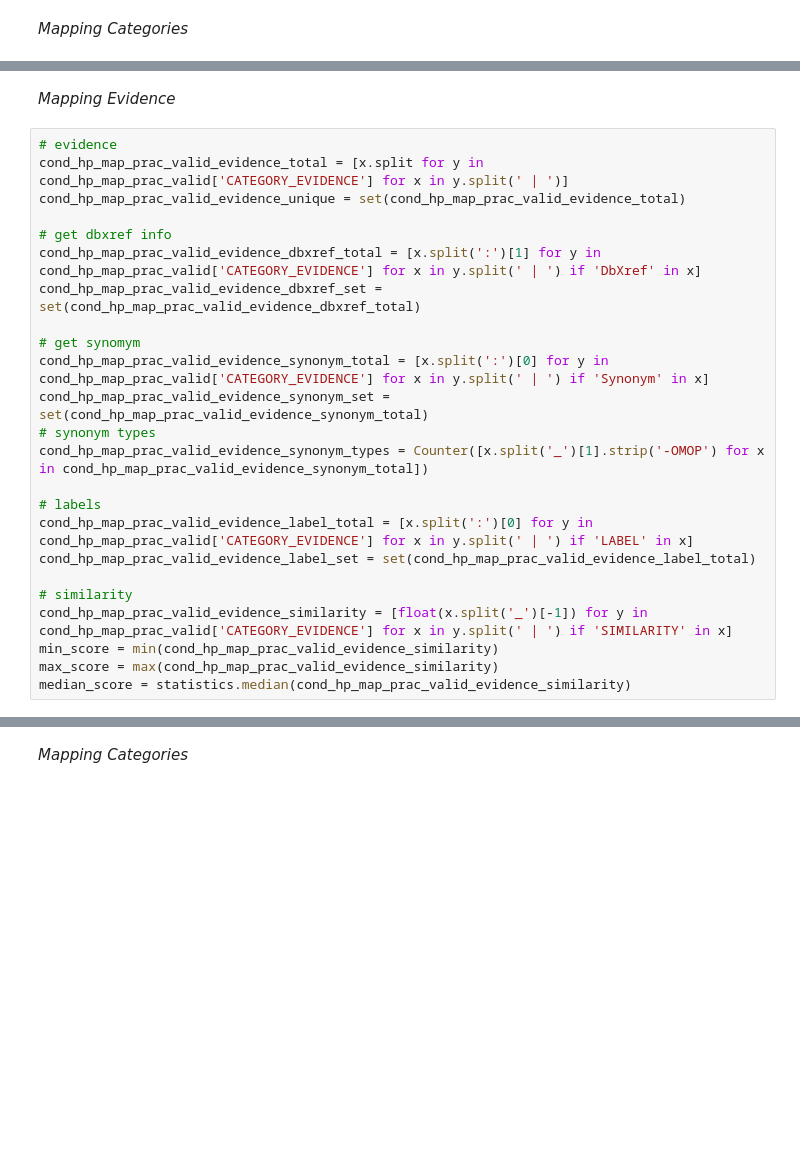
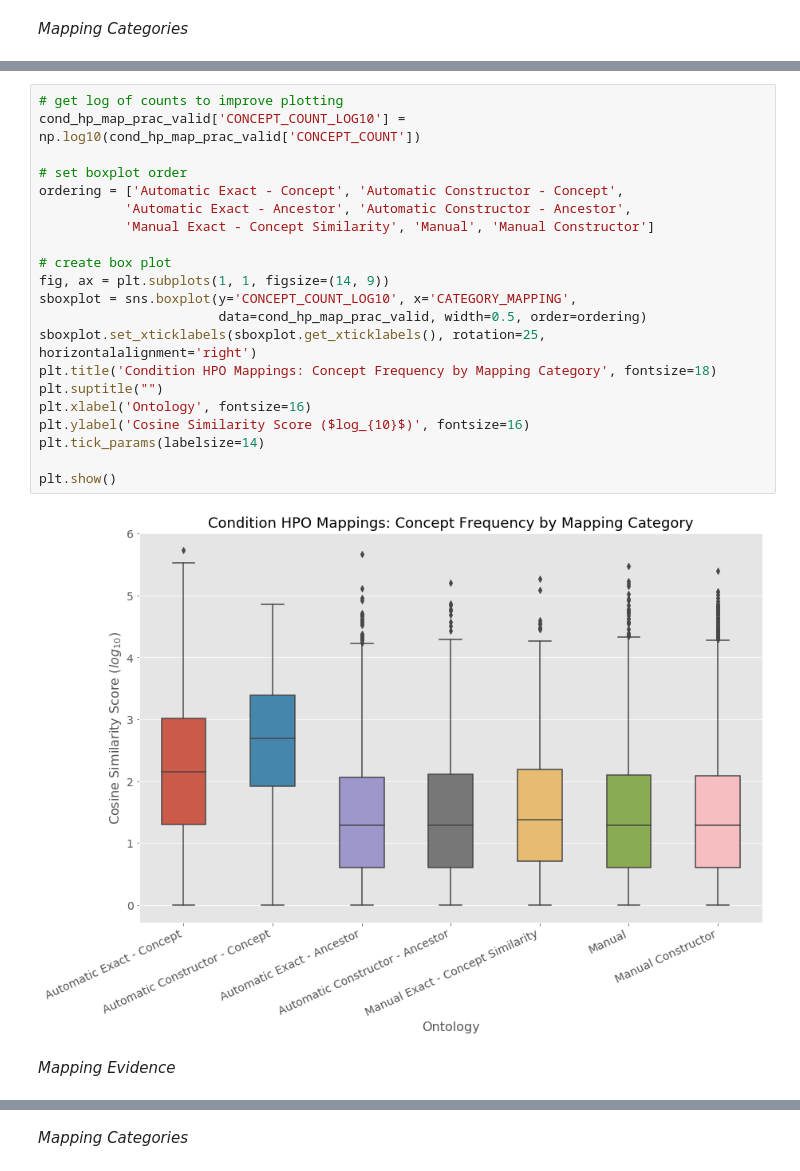
Before and after one commit to callahantiff/OMOP2OBO, a Jupyter notebook: resources/analyses/omop2obo_manuscript_analyses.ipynb, the cells around one changed output, grey strips where cells are left out. Cells and saved outputs as stored; diff of their text form; blank space fills up the shorter version.

```diff
--- a/resources/analyses/omop2obo_manuscript_analyses.ipynb
+++ b/resources/analyses/omop2obo_manuscript_analyses.ipynb
@@ -1329,30 +1307,29 @@ cond_hp_map_prac_valid.groupby('CATEGORY_MAPPING').agg({'CONCEPT_COUNT': ['min',
 | Manual | 1.0 | 302393.0 | 19.0 |
 | Manual Constructor | 1.0 | 248363.0 | 19.0 |
 | Manual Exact - Concept Similarity | 1.0 | 183729.0 | 24.0 |
+# %%
+# get log of counts to improve plotting
+cond_hp_map_prac_valid['CONCEPT_COUNT_LOG10'] = np.log10(cond_hp_map_prac_valid['CONCEPT_COUNT'])
+
+# set boxplot order
+ordering = ['Automatic Exact - Concept', 'Automatic Constructor - Concept',
+           'Automatic Exact - Ancestor', 'Automatic Constructor - Ancestor',
+           'Manual Exact - Concept Similarity', 'Manual', 'Manual Constructor']
+
+# create box plot
+fig, ax = plt.subplots(1, 1, figsize=(14, 9))
+sboxplot = sns.boxplot(y='CONCEPT_COUNT_LOG10', x='CATEGORY_MAPPING',
+                       data=cond_hp_map_prac_valid, width=0.5, order=ordering)
+sboxplot.set_xticklabels(sboxplot.get_xticklabels(), rotation=25, horizontalalignment='right')
+plt.title('Condition HPO Mappings: Concept Frequency by Mapping Category', fontsize=18)
+plt.suptitle("")
+plt.xlabel('Ontology', fontsize=16)
+plt.ylabel('Cosine Similarity Score ($log_{10}$)', fontsize=16)
+plt.tick_params(labelsize=14)
+
+plt.show()
+# %% [output]
+[figure, added]
 # %% [markdown]
 *Mapping Evidence*
-# %%
-# evidence
-cond_hp_map_prac_valid_evidence_total = [x.split for y in cond_hp_map_prac_valid['CATEGORY_EVIDENCE'] for x in y.split(' | ')]
-cond_hp_map_prac_valid_evidence_unique = set(cond_hp_map_prac_valid_evidence_total)
-
-# get dbxref info
-cond_hp_map_prac_valid_evidence_dbxref_total = [x.split(':')[1] for y in cond_hp_map_prac_valid['CATEGORY_EVIDENCE'] for x in y.split(' | ') if 'DbXref' in x]
-cond_hp_map_prac_valid_evidence_dbxref_set = set(cond_hp_map_prac_valid_evidence_dbxref_total)
-
-# get synomym
-cond_hp_map_prac_valid_evidence_synonym_total = [x.split(':')[0] for y in cond_hp_map_prac_valid['CATEGORY_EVIDENCE'] for x in y.split(' | ') if 'Synonym' in x]
-cond_hp_map_prac_valid_evidence_synonym_set = set(cond_hp_map_prac_valid_evidence_synonym_total)
-# synonym types
-cond_hp_map_prac_valid_evidence_synonym_types = Counter([x.split('_')[1].strip('-OMOP') for x in cond_hp_map_prac_valid_evidence_synonym_total])
-
-# labels
-cond_hp_map_prac_valid_evidence_label_total = [x.split(':')[0] for y in cond_hp_map_prac_valid['CATEGORY_EVIDENCE'] for x in y.split(' | ') if 'LABEL' in x]
-cond_hp_map_prac_valid_evidence_label_set = set(cond_hp_map_prac_valid_evidence_label_total)
-
-# similarity
-cond_hp_map_prac_valid_evidence_similarity = [float(x.split('_')[-1]) for y in cond_hp_map_prac_valid['CATEGORY_EVIDENCE'] for x in y.split(' | ') if 'SIMILARITY' in x]
-min_score = min(cond_hp_map_prac_valid_evidence_similarity)
-max_score = max(cond_hp_map_prac_valid_evidence_similarity)
-median_score = statistics.median(cond_hp_map_prac_valid_evidence_similarity)
 # %%
```
Also changed, not shown: parts of 534 cells of this notebook.
